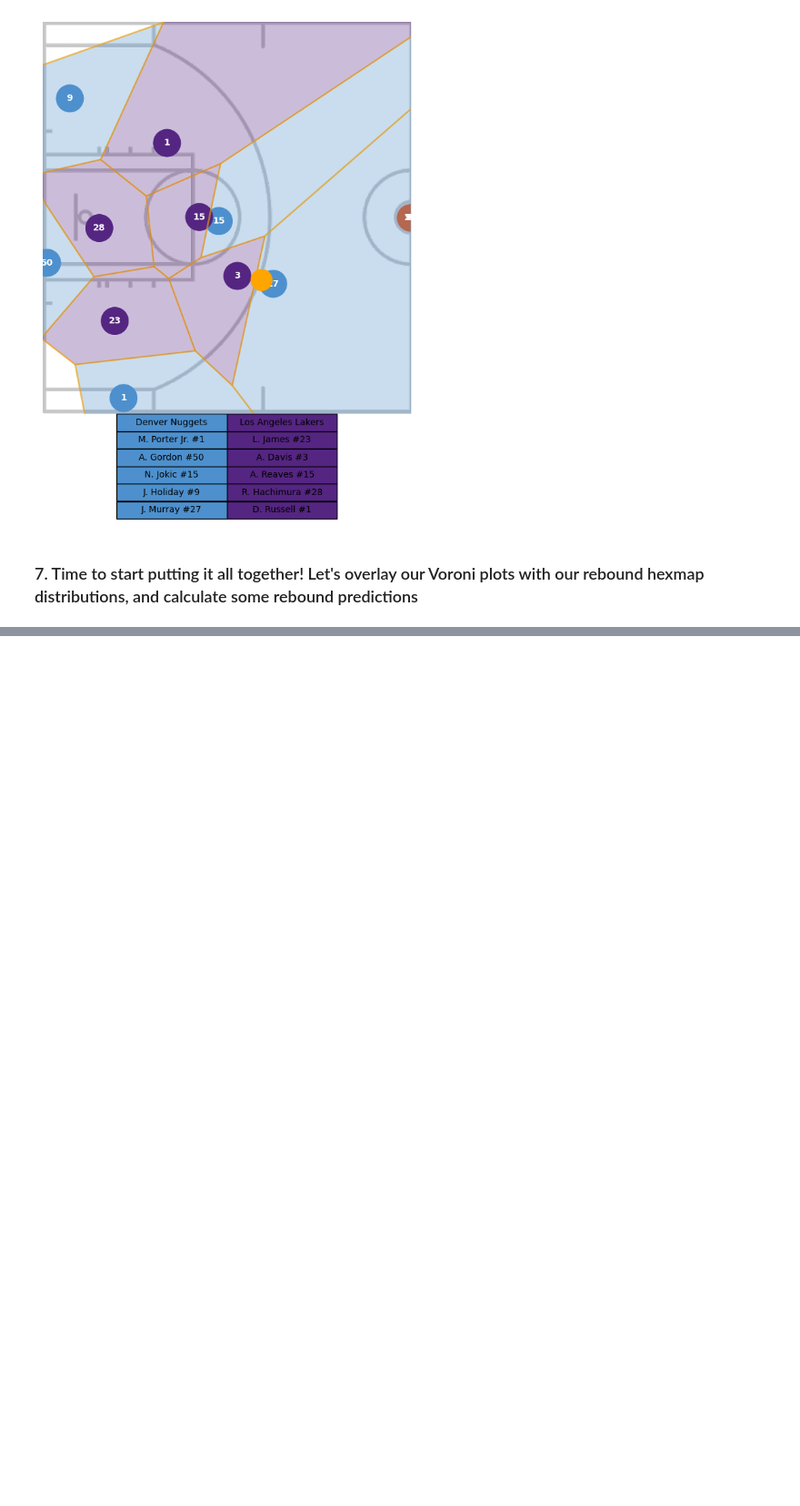
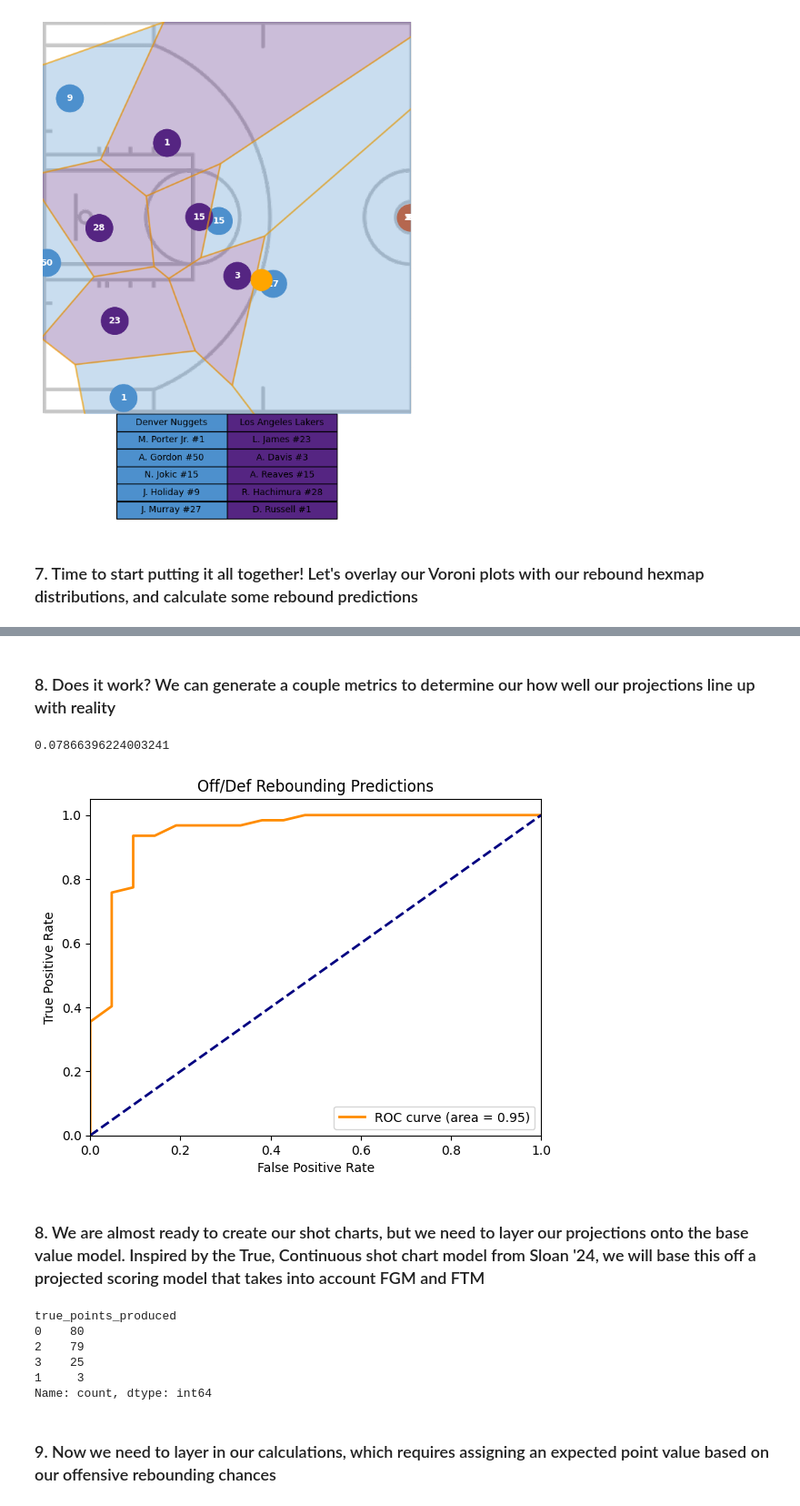
Before and after one commit to dkStephanos/TrueImpactShotCharts, a Jupyter notebook: notebooks/create_shot_charts.ipynb, the cells around one changed output, grey strips where cells are left out. Shown at 91% size. Cells and saved outputs as stored; diff of their text form; code cells hidden in the pictures; blank space fills up the shorter version.

```diff
--- a/notebooks/create_shot_charts.ipynb
+++ b/notebooks/create_shot_charts.ipynb
@@ -121,3 +107,33 @@ reb_chances_df = StatsUtil.assign_rebound_chances_to_shots(shot_rebound_classifi
+# %% [markdown]
+### 8. Does it work? We can generate a couple metrics to determine our how well our projections line up with reality
+# %%
+# First, pull off just the misses (as makes don't have projections)
+misses = reb_chances_df.loc[reb_chances_df['made'] == False]
+
+# Next, create a brier score. This indicates how much of the variance is unexplained by the model (lower is better)
+print(FeatureUtil.calculate_brier_score_loss(misses))
+
+# Finally, plot the area under the curve, which indicates the learning potential of our model (closer to 1.0 is better)
+VisUtil.plot_auc(misses['dReb'], misses['def_reb_chance'], "Off/Def Rebounding Predictions")
+# %% [output]
+0.07866396224003241
+[figure, added]
+# %% [markdown]
+### 8. We are almost ready to create our shot charts, but we need to layer our projections onto the base value model. Inspired by the True, Continuous shot chart model from Sloan '24, we will base this off a projected scoring model that takes into account FGM and FTM
+# %%
+# To calculate true points, we augment the provided ptsProduced col by scanning for free throw sequences folowing fouls
+# Any points scored from the line are assigned to the inital shot attempt, and these projections can be used as the base ppp for our model
+true_point_events = StatsUtil.calculate_true_points(event_df)
+true_point_events['true_points_produced'].value_counts()
+# %% [output]
+true_points_produced
+0    80
+2    79
+3    25
+1     3
+Name: count, dtype: int64
+# %% [markdown]
+### 9. Now we need to layer in our calculations, which requires assigning an expected point value based on our offensive rebounding chances
 # %%
 true_impact_points_classified_df = pd.read_csv('./../data/results/true_impact_points_classified.csv', dtype={'dReb': pd.BooleanDtype()})
 
```
Also changed, not shown: parts of 2 cells of this notebook.
